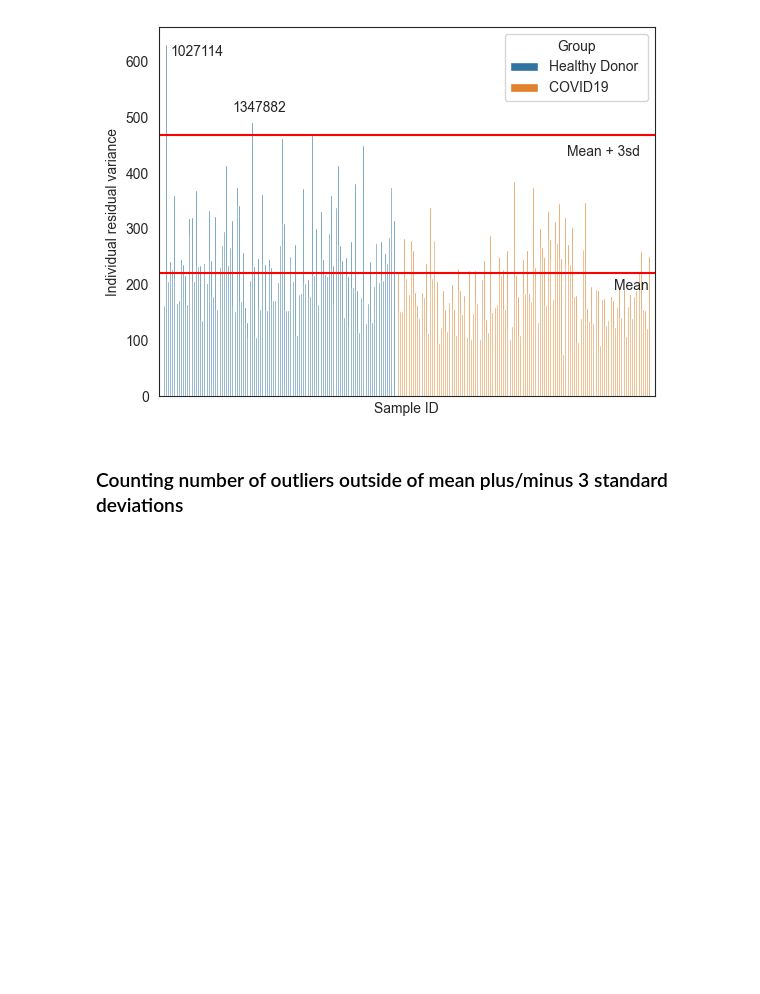
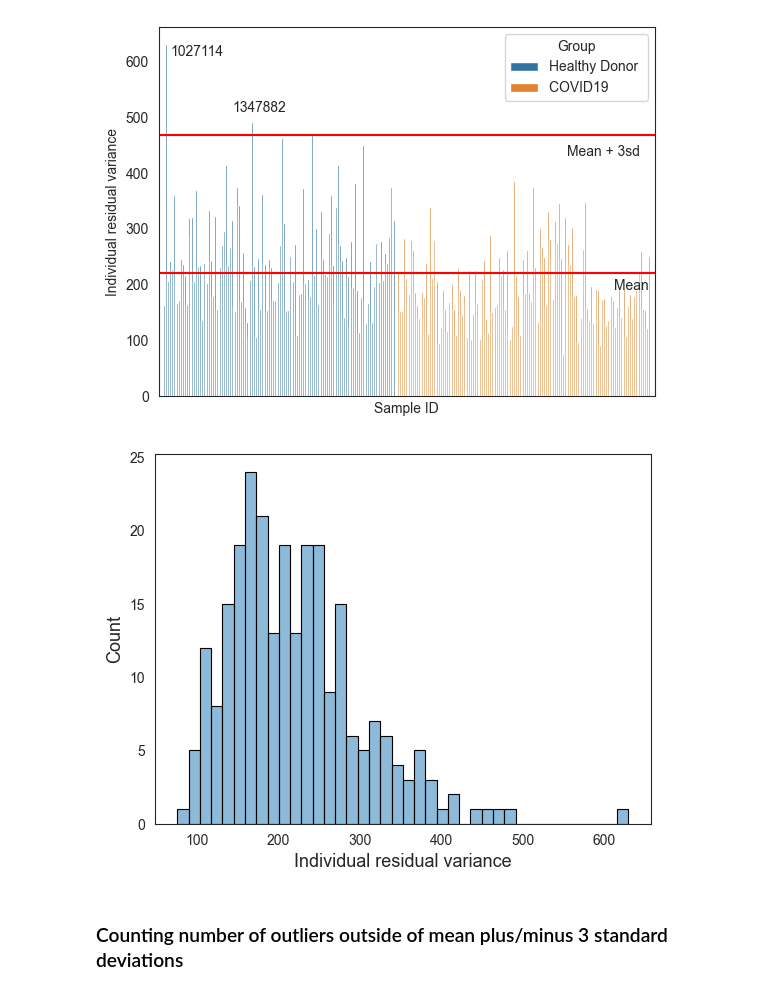
Before and after one commit to j-keung/multiomics-pathway-analysis, a Jupyter notebook: Protein_pre_processing.ipynb, the cells around one changed output. Drawn from its saved outputs; the diff is of its cells as text; code cells hidden in the pictures; blank space fills up the shorter version.

```diff
--- a/Protein_pre_processing.ipynb
+++ b/Protein_pre_processing.ipynb
@@ -433,6 +434,16 @@ g2.text(240,190,"Mean")
 # %% [output]
 Text(240, 190, 'Mean')
 [figure]
+# %%
+#df_hist = df_impute.mean(axis = 0)
+sns.histplot(l2_norm, bins = 40,color='#BABAE2',edgecolor="k",legend=False)
+
+plt.xlabel('Individual residual variance',fontsize=13)
+plt.ylabel('Count',fontsize=13)
+
+#plt.savefig( 'Figures/individual_residual_variance_distribution.png' , dpi=200,bbox_inches = 'tight' , pad_inches = 0.2 , facecolor='w')
+# %% [output]
+[figure, added]
 # %% [markdown]
 ### Counting number of outliers outside of mean plus/minus 3 standard deviations
 # %%
```
Also changed, not shown: parts of 4 cells of this notebook, 5 other files.
